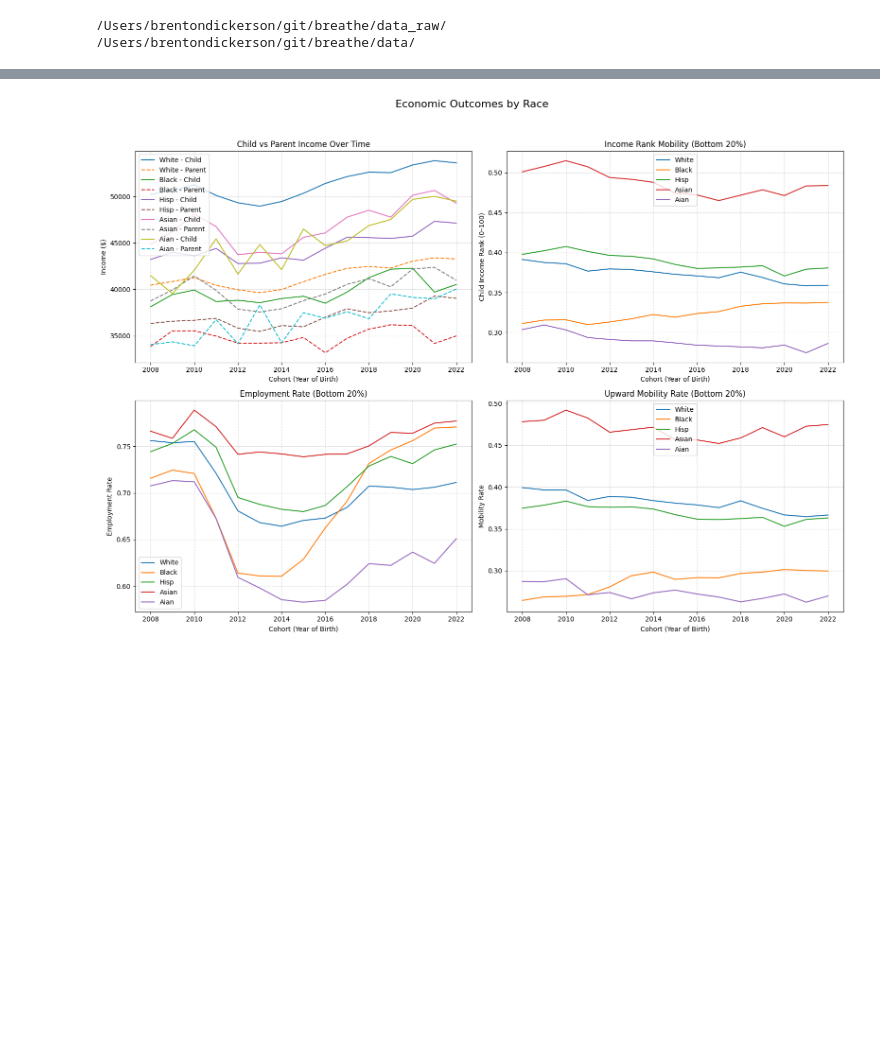
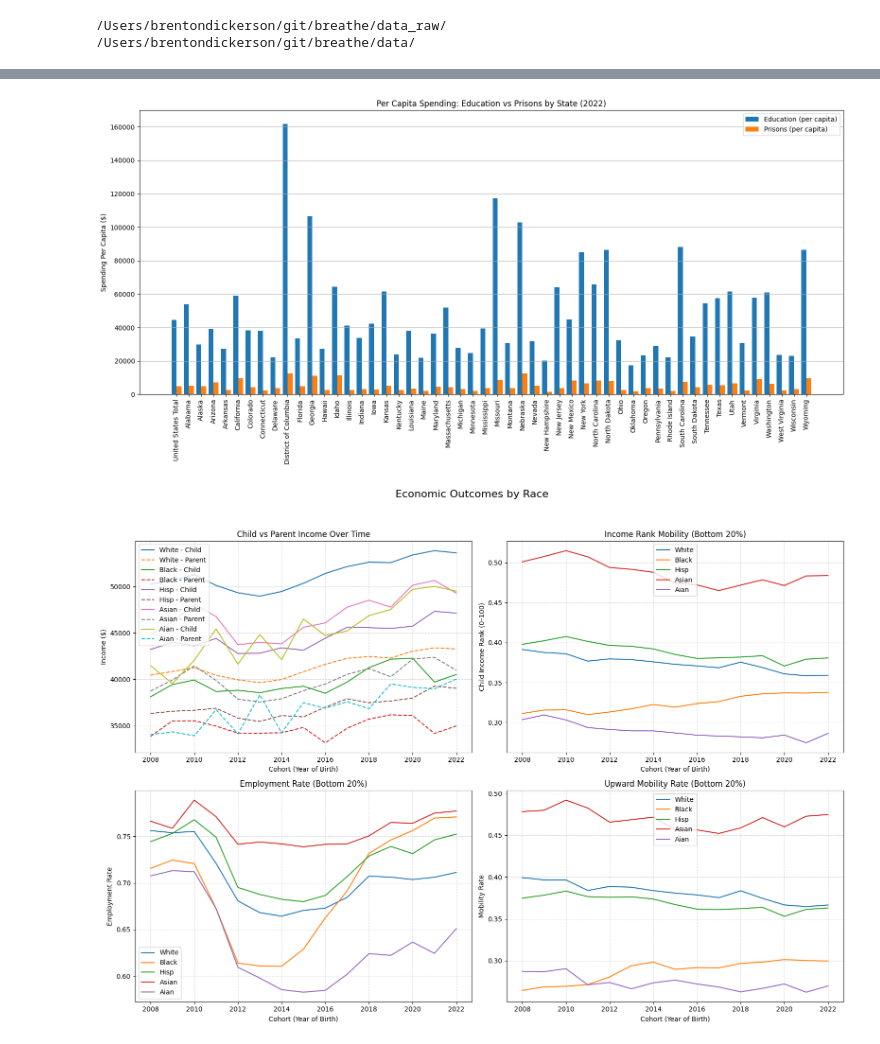
Before and after one commit to brendandoner-breathetransport/breathe, a Jupyter notebook: notebooks/pipeline_fairness.ipynb, the cells around one changed output, grey strips where cells are left out. Cells and saved outputs as stored; diff of their text form; code cells hidden in the pictures; blank space fills up the shorter version.

```diff
--- a/notebooks/pipeline_fairness.ipynb
+++ b/notebooks/pipeline_fairness.ipynb
@@ -43,0 +327,64 @@ parent_child_econ_outcomes_by_race has been saved at /Users/brentondickerson/git
+# %%
+import pandas as pd
+import matplotlib.pyplot as plt
+
+# Load the Excel file
+excel_path = "22slsstab1.xlsx"  # Replace with full path if needed
+xls = pd.ExcelFile(directory_raw + excel_path)
+# Step 1: Load row 9 only (actual state names row)
+df_headers = pd.read_excel(xls, sheet_name="2022_US_WY", nrows=9)
+state_row = df_headers.iloc[7]  # Row with real state names
+
+# Extract state names from every 5th column starting at index 2
+raw_state_names = state_row[2:].values[::5]
+state_names = [s for s in raw_state_names if isinstance(s, str)]
+
+# Step 2: Load the actual data starting from row 10
+df = pd.read_excel(xls, sheet_name="2022_US_WY", skiprows=10)
+
+# === Helper to Extract Every 5th Column for Each State ===
+def extract_row_values(df, row_index, start_col=2, step=5, state_count=None):
+    row = df.iloc[row_index]
+    values = row[start_col::step].astype(float).values
+    return values[:state_count] if state_count else values
+
+# === Define Row Indexes ===
+ROW_EDU = 88      # "Elementary & secondary"
+ROW_PRISON = 112  # "Correction"
+ROW_POP = 20      # Population
+
+# === Extract and Normalize ===
+edu_spending = extract_row_values(df, ROW_EDU, state_count=len(state_names))
+prison_spending = extract_row_values(df, ROW_PRISON, state_count=len(state_names))
+populations = extract_row_values(df, ROW_POP, state_count=len(state_names))
+
+edu_per_capita = [(e * 1000) / p for e, p in zip(edu_spending, populations)]
+prison_per_capita = [(c * 1000) / p for c, p in zip(prison_spending, populations)]
+
+# === Create Final Clean DataFrame ===
+df_states = pd.DataFrame({
+    "State": state_names,
+    "Education Per Capita ($)": edu_per_capita,
+    "Prison Per Capita ($)": prison_per_capita
+})
+
+# Optional: Save to CSV
+df_states.to_csv("per_capita_spending_by_state.csv", index=False)
+
+# === Plot ===
+x = range(len(state_names))
+bar_width = 0.4
+
+plt.figure(figsize=(16, 8))
+plt.bar(x, edu_per_capita, width=bar_width, label="Education (per capita)")
+plt.bar([i + bar_width for i in x], prison_per_capita, width=bar_width, label="Prisons (per capita)")
+
+plt.xticks([i + bar_width / 2 for i in x], state_names, rotation=90)
+plt.ylabel("Spending Per Capita ($)")
+plt.title("Per Capita Spending: Education vs Prisons by State (2022)")
+plt.legend()
+plt.grid(True, axis="y")
+plt.tight_layout()
+plt.show()
+# %% [output]
+[figure, added]
```
Also changed, not shown: parts of 22 cells of this notebook, 19 other files.
